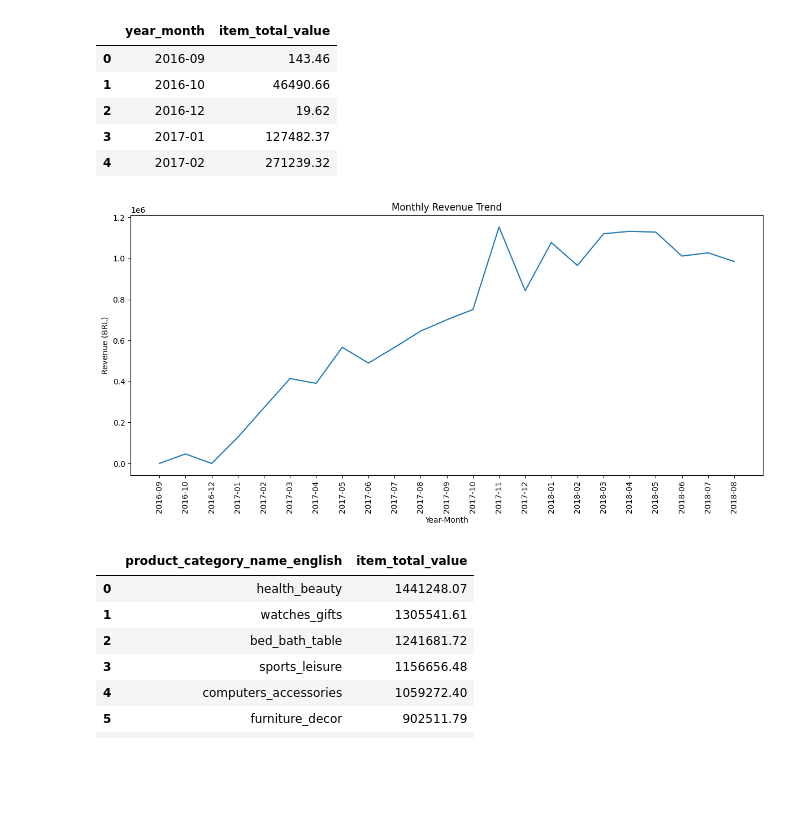
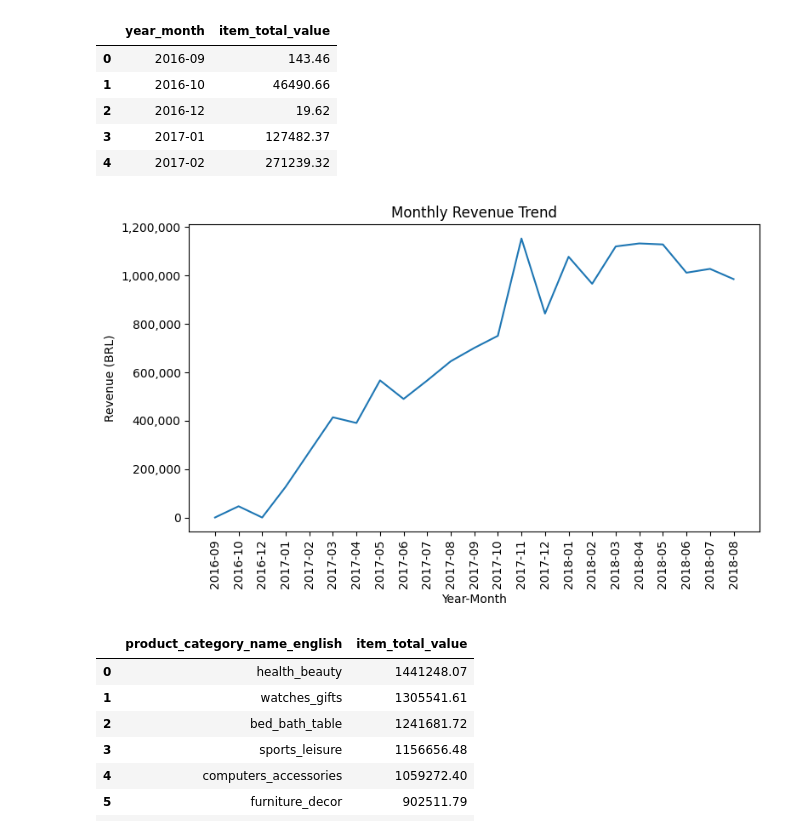
Before and after one commit to iamsid-sinha/ecommerce-sales-rfm-analysis, a Jupyter notebook: E-commerce_Analysis.ipynb, the cells around one changed output. Drawn from its saved outputs; the diff is of its cells as text; code cells hidden in the pictures; blank space fills up the shorter version.

Commit message:
Refined charts formatting and improved visualization presentation

```diff
--- a/E-commerce_Analysis.ipynb
+++ b/E-commerce_Analysis.ipynb
@@ -162,17 +162,27 @@ monthly_revenue.head()
 | 4 | 2017-02 | 271239.32 |
 # %%
 import matplotlib.pyplot as plt
+import matplotlib.ticker as mtick
 
-plt.figure(figsize=(12,6))
-plt.plot(monthly_revenue['year_month'].astype(str), monthly_revenue['item_total_value'])
+plt.figure(figsize=(8,5))
+plt.plot(monthly_revenue['year_month'].astype(str),
+         monthly_revenue['item_total_value'])
+
 plt.xticks(rotation=90)
+
 plt.title("Monthly Revenue Trend")
 plt.xlabel("Year-Month")
 plt.ylabel("Revenue (BRL)")
+
+# Remove scientific notation and add commas
+plt.gca().yaxis.set_major_formatter(
+    mtick.FuncFormatter(lambda x, p: format(int(x), ','))
+)
+
 plt.tight_layout()
 plt.show()
 # %% [output]
-[figure, old version]
+[figure, new version]
 # %%
 order_items = order_items.merge(
     products[['product_id','product_category_name']],
```
Also changed, not shown: parts of 2 cells of this notebook.
